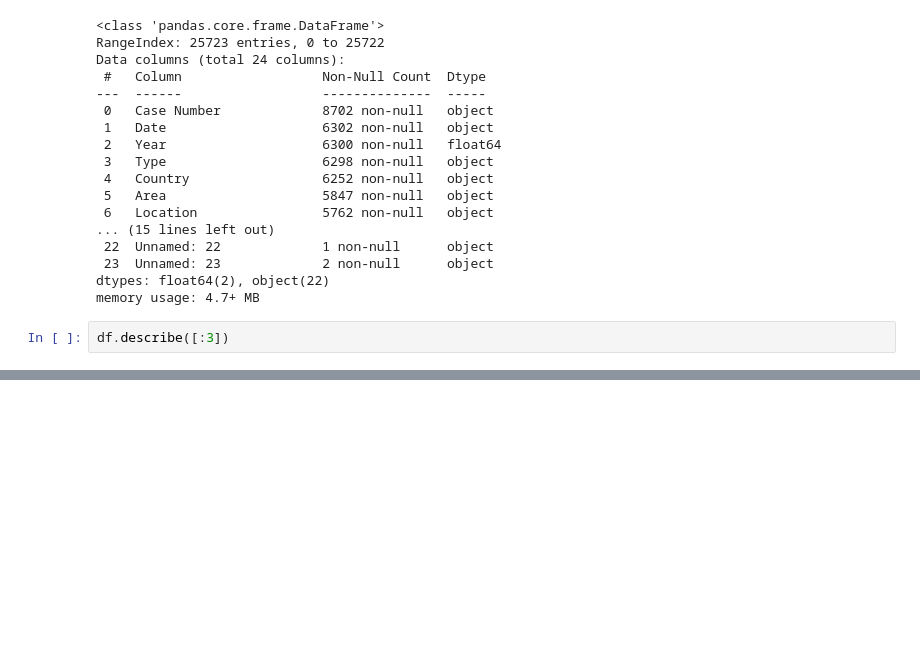
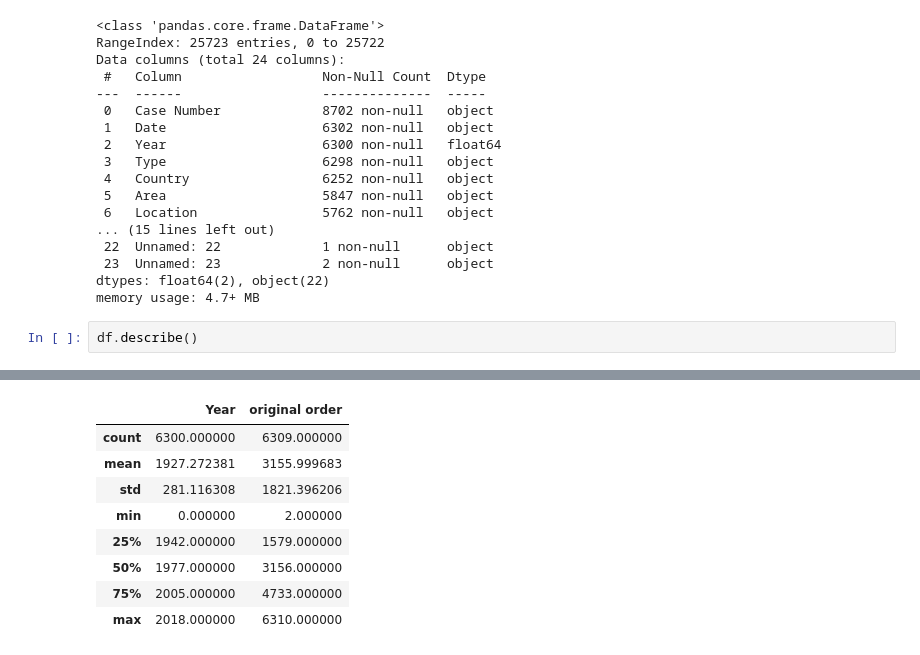
Before and after one commit to PaulaNuno/panda-sharks-attack, a Jupyter notebook: Pandas_sharks_attack.ipynb, the cells around one changed output, grey strips where cells are left out. Drawn from its saved outputs; the diff is of its cells as text; blank space fills up the shorter version.

```diff
--- a/Pandas_sharks_attack.ipynb
+++ b/Pandas_sharks_attack.ipynb
@@ -38,5 +38,5 @@ Data columns (total 24 columns):
 dtypes: float64(2), object(22)
 memory usage: 4.7+ MB
 # %%
-df.describe([:3])
+df.describe()
 # %% [output]
@@ -43,0 +43,9 @@ SyntaxError: invalid syntax (<ipython-input-19-8a435b71d302>, line 1)
+|  | Year | original order |
+| count | 6300.000000 | 6309.000000 |
+| mean | 1927.272381 | 3155.999683 |
+| std | 281.116308 | 1821.396206 |
+| min | 0.000000 | 2.000000 |
+| 25% | 1942.000000 | 1579.000000 |
+| 50% | 1977.000000 | 3156.000000 |
+| 75% | 2005.000000 | 4733.000000 |
+| max | 2018.000000 | 6310.000000 |
```
Also changed, not shown: parts of 6 cells of this notebook.
